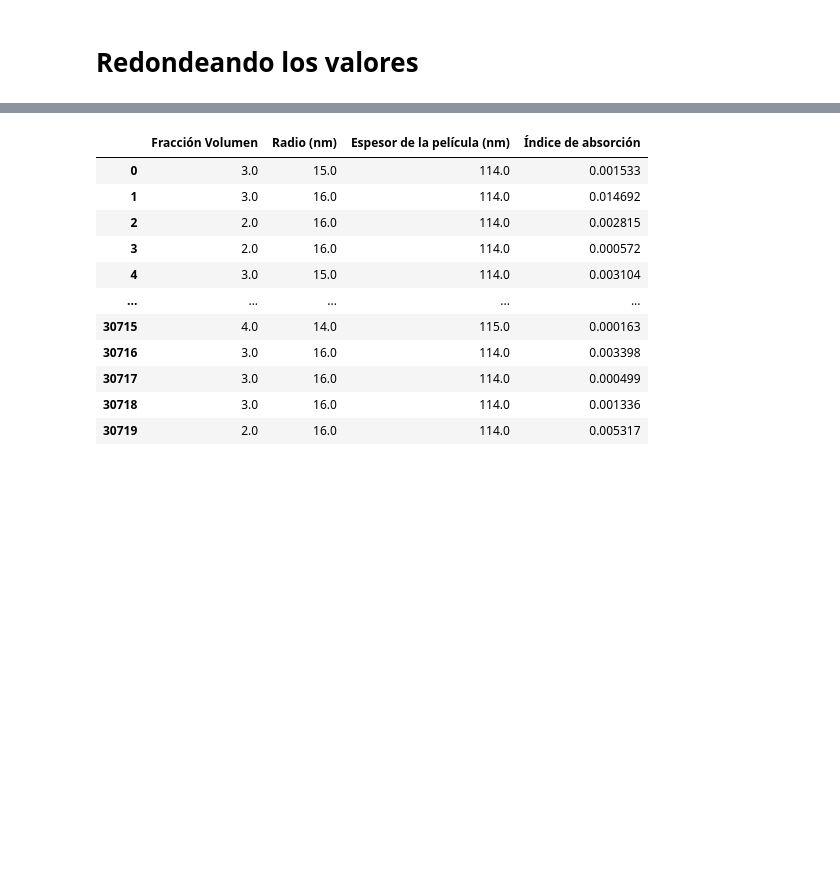
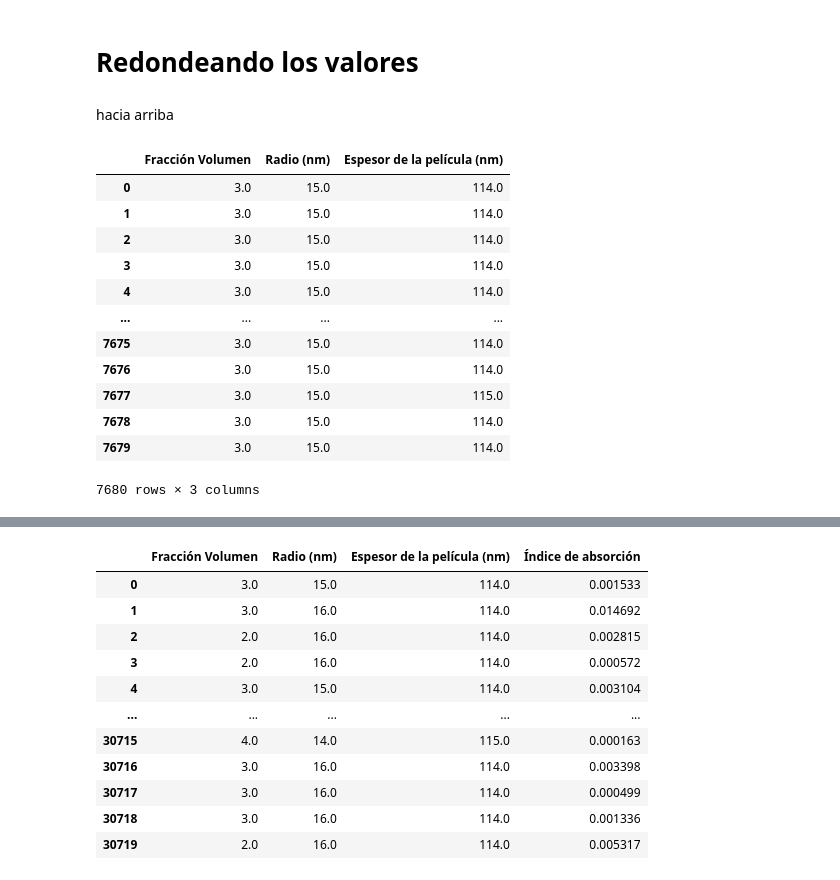
Before and after one commit to lorenzoog00/ASE, a Jupyter notebook: redN/RedNeuronal/Red.ipynb, the cells around one changed output, grey strips where cells are left out. Saved outputs shown, nothing was run; the diff lists cells and outputs as text; code cells hidden in the pictures; blank space fills up the shorter version.

```diff
--- a/redN/RedNeuronal/Red.ipynb
+++ b/redN/RedNeuronal/Red.ipynb
@@ -383,4 +398,21 @@ predicciones.columns = ['Fracción Volumen', 'Radio (nm)', 'Espesor de la pelíc
 # %% [markdown]
 # Redondeando los valores
+# %% [markdown]
+hacia arriba
 # %%
-predicciones = predicciones.round()
+redondeo_arriba = predicciones.round()
+redondeo_arriba
+# %% [output]
+|  | Fracción Volumen | Radio (nm) | Espesor de la película (nm) |
+| 0 | 3.0 | 15.0 | 114.0 |
+| 1 | 3.0 | 15.0 | 114.0 |
+| 2 | 3.0 | 15.0 | 114.0 |
+| 3 | 3.0 | 15.0 | 114.0 |
+| 4 | 3.0 | 15.0 | 114.0 |
+| ... | ... | ... | ... |
+| 7675 | 3.0 | 15.0 | 114.0 |
+| 7676 | 3.0 | 15.0 | 114.0 |
+| 7677 | 3.0 | 15.0 | 115.0 |
+| 7678 | 3.0 | 15.0 | 114.0 |
+| 7679 | 3.0 | 15.0 | 114.0 |
+7680 rows × 3 columns
```
Also changed, not shown: parts of 70 cells of this notebook.
